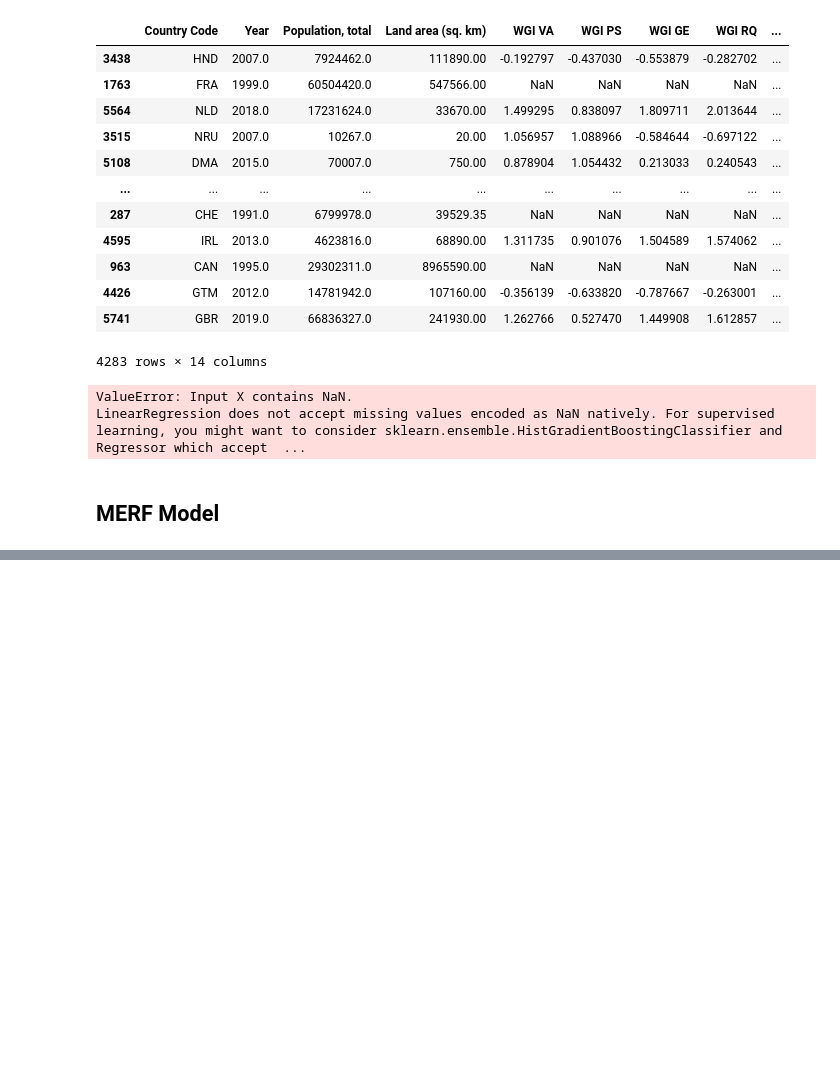
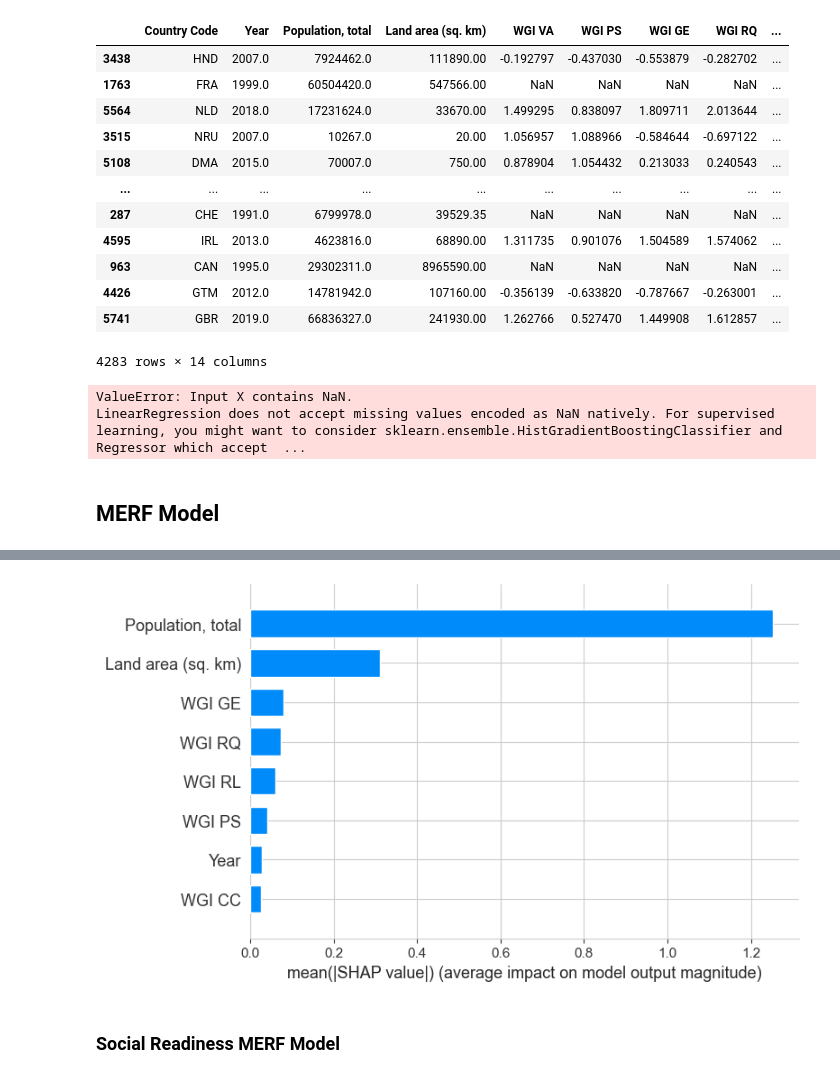
Before and after one commit to marcbarc19/DataScienceExam, a Jupyter notebook: ghg-modelling.ipynb, the cells around one changed output, grey strips where cells are left out. Cells and saved outputs as stored; diff of their text form; code cells hidden in the pictures; blank space fills up the shorter version.

```diff
--- a/ghg-modelling.ipynb
+++ b/ghg-modelling.ipynb
@@ -904,0 +1061,11 @@ lowest value: -3.912023005428146
+# %%
+# Calculate SHAP values
+explainer = shap.TreeExplainer(merf.trained_fe_model)  # Assuming the fixed effects model is a tree-based model
+shap_values = explainer.shap_values(X_train_selected)
+
+# Plot SHAP summary plot
+shap.summary_plot(shap_values, X_train_selected, plot_type="bar")
+# %% [output]
+[figure, added]
+# %% [markdown]
+### Social Readiness MERF Model
```
Also changed, not shown: parts of 23 cells of this notebook, 1 other file.
